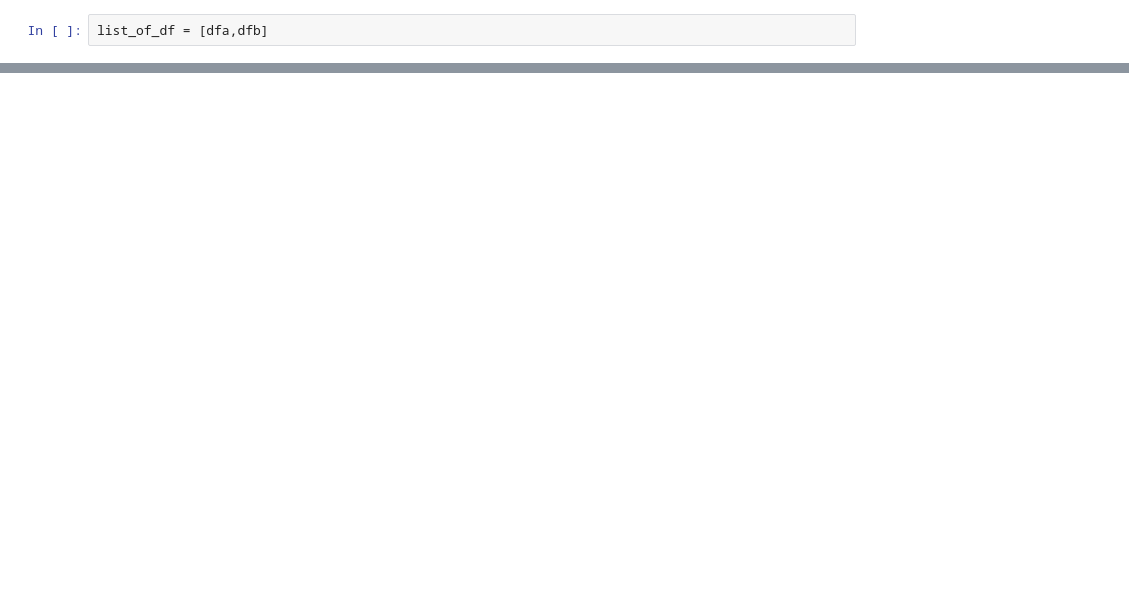
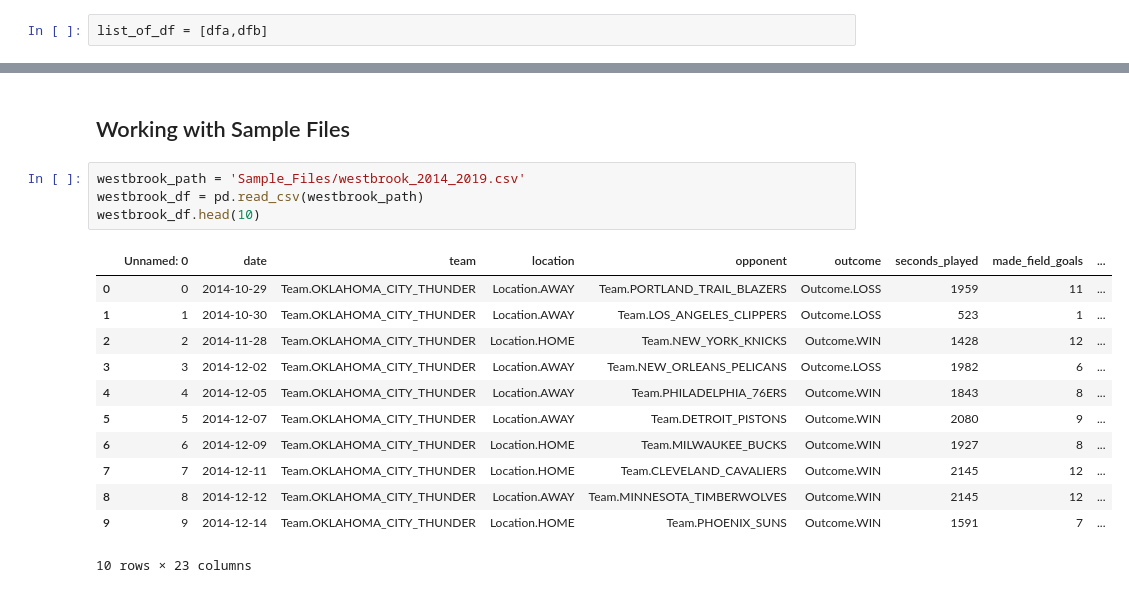
Before and after one commit to ekuo651/NBA-WinLoss-Predictor, a Jupyter notebook: NBA-Scraper.ipynb, the cells around one changed output, grey strips where cells are left out. Saved outputs shown, nothing was run; the diff lists cells and outputs as text; blank space fills up the shorter version.

```diff
--- a/NBA-Scraper.ipynb
+++ b/NBA-Scraper.ipynb
@@ -54,3 +48,22 @@ def all_box_scores(player_id,year_start,year_stop):
                    axis = 'rows',
                    join = 'inner')
     return df
+# %% [markdown]
+## Working with Sample Files
+# %%
+westbrook_path = 'Sample_Files/westbrook_2014_2019.csv'
+westbrook_df = pd.read_csv(westbrook_path)
+westbrook_df.head(10)
+# %% [output]
+|  | Unnamed: 0 | date | team | location | opponent | outcome | seconds_played | made_field_goals | ... |
+| 0 | 0 | 2014-10-29 | Team.OKLAHOMA_CITY_THUNDER | Location.AWAY | Team.PORTLAND_TRAIL_BLAZERS | Outcome.LOSS | 1959 | 11 | ... |
+| 1 | 1 | 2014-10-30 | Team.OKLAHOMA_CITY_THUNDER | Location.AWAY | Team.LOS_ANGELES_CLIPPERS | Outcome.LOSS | 523 | 1 | ... |
+| 2 | 2 | 2014-11-28 | Team.OKLAHOMA_CITY_THUNDER | Location.HOME | Team.NEW_YORK_KNICKS | Outcome.WIN | 1428 | 12 | ... |
+| 3 | 3 | 2014-12-02 | Team.OKLAHOMA_CITY_THUNDER | Location.AWAY | Team.NEW_ORLEANS_PELICANS | Outcome.LOSS | 1982 | 6 | ... |
+| 4 | 4 | 2014-12-05 | Team.OKLAHOMA_CITY_THUNDER | Location.AWAY | Team.PHILADELPHIA_76ERS | Outcome.WIN | 1843 | 8 | ... |
+| 5 | 5 | 2014-12-07 | Team.OKLAHOMA_CITY_THUNDER | Location.AWAY | Team.DETROIT_PISTONS | Outcome.WIN | 2080 | 9 | ... |
+| 6 | 6 | 2014-12-09 | Team.OKLAHOMA_CITY_THUNDER | Location.HOME | Team.MILWAUKEE_BUCKS | Outcome.WIN | 1927 | 8 | ... |
+| 7 | 7 | 2014-12-11 | Team.OKLAHOMA_CITY_THUNDER | Location.HOME | Team.CLEVELAND_CAVALIERS | Outcome.WIN | 2145 | 12 | ... |
+| 8 | 8 | 2014-12-12 | Team.OKLAHOMA_CITY_THUNDER | Location.AWAY | Team.MINNESOTA_TIMBERWOLVES | Outcome.WIN | 2145 | 12 | ... |
+| 9 | 9 | 2014-12-14 | Team.OKLAHOMA_CITY_THUNDER | Location.HOME | Team.PHOENIX_SUNS | Outcome.WIN | 1591 | 7 | ... |
+10 rows × 23 columns
```
Also changed, not shown: parts of 13 cells of this notebook.
